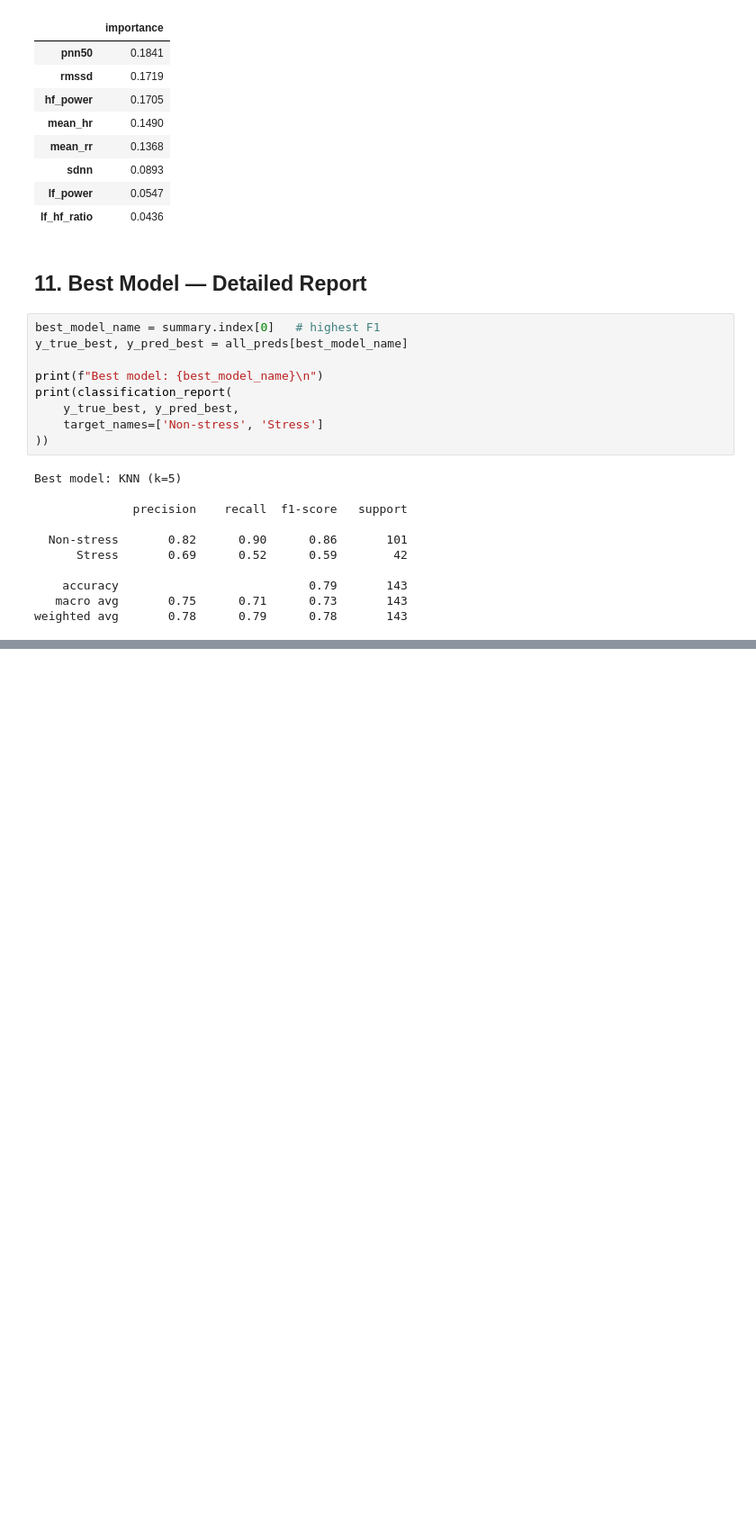
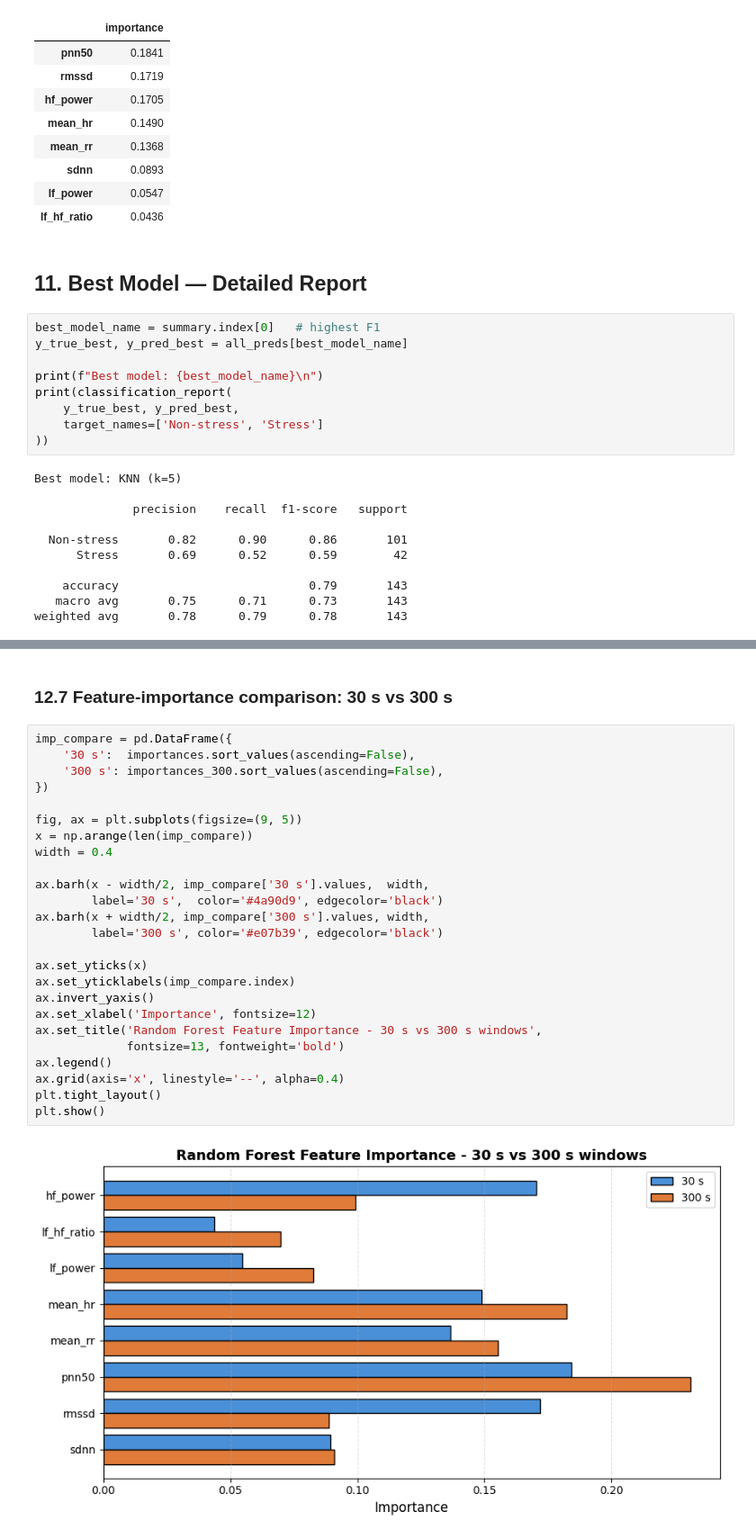
Before and after one commit to ahmedhassan187/ECG-to-stress, a Jupyter notebook: Training.ipynb, the cells around one changed output, grey strips where cells are left out. Shown at 90% size. Drawn from its saved outputs; the diff is of its cells as text; blank space fills up the shorter version.

```diff
--- a/Training.ipynb
+++ b/Training.ipynb
@@ -562,0 +899,29 @@ weighted avg       0.78      0.79      0.78       143
+# %% [markdown]
+### 12.7 Feature-importance comparison: 30 s vs 300 s
+# %%
+imp_compare = pd.DataFrame({
+    '30 s':  importances.sort_values(ascending=False),
+    '300 s': importances_300.sort_values(ascending=False),
+})
+
+fig, ax = plt.subplots(figsize=(9, 5))
+x = np.arange(len(imp_compare))
+width = 0.4
+
+ax.barh(x - width/2, imp_compare['30 s'].values,  width,
+        label='30 s',  color='#4a90d9', edgecolor='black')
+ax.barh(x + width/2, imp_compare['300 s'].values, width,
+        label='300 s', color='#e07b39', edgecolor='black')
+
+ax.set_yticks(x)
+ax.set_yticklabels(imp_compare.index)
+ax.invert_yaxis()
+ax.set_xlabel('Importance', fontsize=12)
+ax.set_title('Random Forest Feature Importance - 30 s vs 300 s windows',
+             fontsize=13, fontweight='bold')
+ax.legend()
+ax.grid(axis='x', linestyle='--', alpha=0.4)
+plt.tight_layout()
+plt.show()
+# %% [output]
+[figure, added]
```
Also changed, not shown: parts of 27 cells of this notebook, 1 other file.
